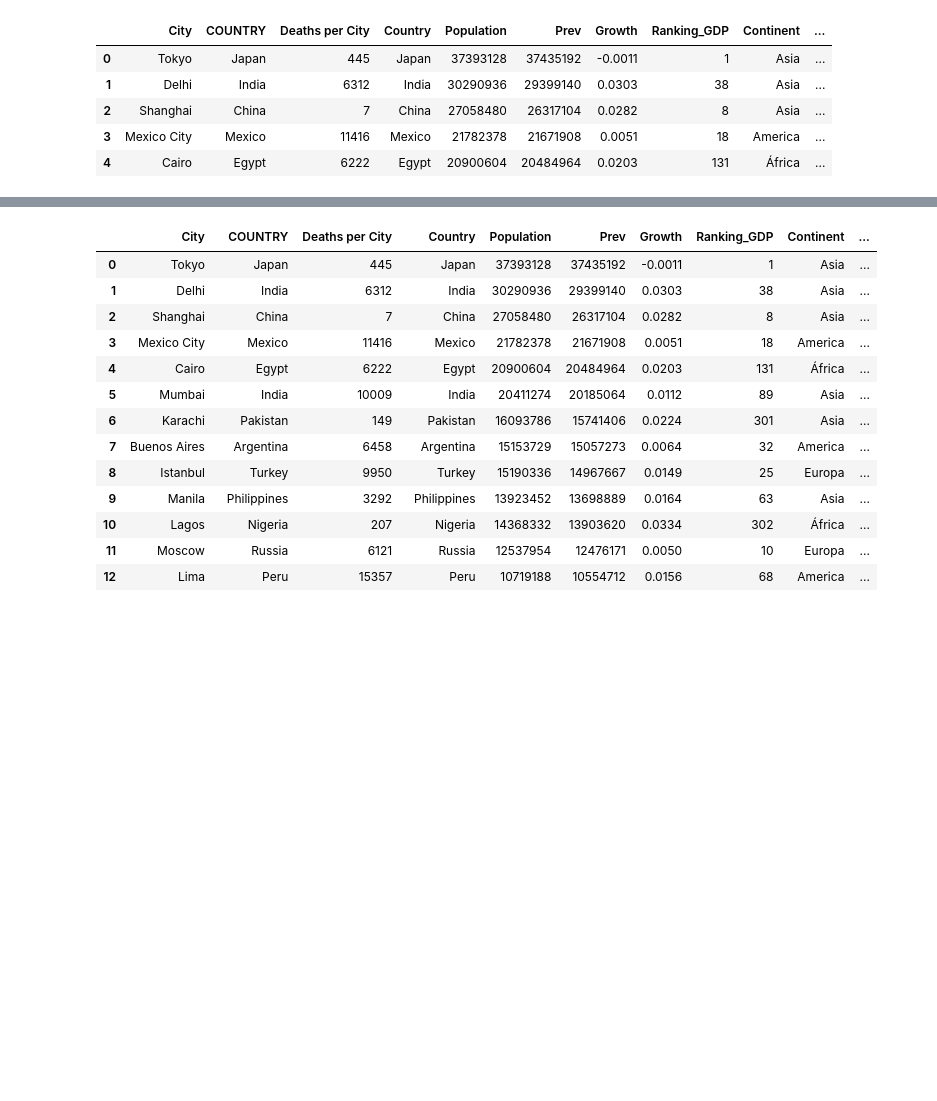
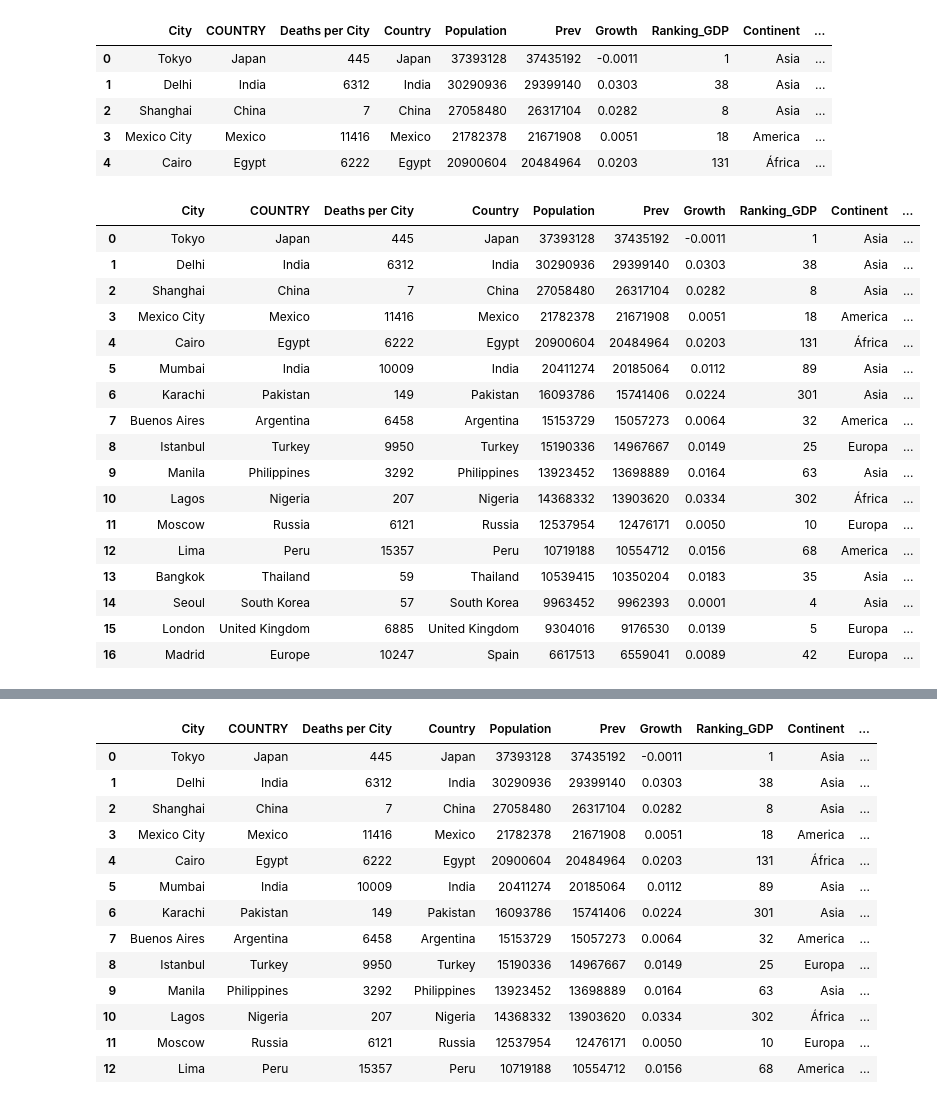
Before and after one commit to luislobo6/proyecto1-teamsigma, a Jupyter notebook: Daniel-notebook.ipynb, the cells around one changed output, grey strips where cells are left out. Saved outputs shown, nothing was run; the diff lists cells and outputs as text; code cells hidden in the pictures; blank space fills up the shorter version.

```diff
--- a/Daniel-notebook.ipynb
+++ b/Daniel-notebook.ipynb
@@ -120,6 +124,28 @@ merge_data_cmpl.head()
 | 2 | Shanghai | China | 7 | China | 27058480 | 26317104 | 0.0282 | 8 | Asia | ... |
 | 3 | Mexico City | Mexico | 11416 | Mexico | 21782378 | 21671908 | 0.0051 | 18 | America | ... |
 | 4 | Cairo | Egypt | 6222 | Egypt | 20900604 | 20484964 | 0.0203 | 131 | África | ... |
+# %%
+merge_data_cmpl["DpM_PC"] = (merge_data_cmpl["Deaths per City"]/merge_data_cmpl["Population "])*1000000
+merge_data_cmpl
+# %% [output]
+|  | City | COUNTRY | Deaths per City | Country | Population | Prev | Growth | Ranking_GDP | Continent | ... |
+| 0 | Tokyo | Japan | 445 | Japan | 37393128 | 37435192 | -0.0011 | 1 | Asia | ... |
+| 1 | Delhi | India | 6312 | India | 30290936 | 29399140 | 0.0303 | 38 | Asia | ... |
+| 2 | Shanghai | China | 7 | China | 27058480 | 26317104 | 0.0282 | 8 | Asia | ... |
+| 3 | Mexico City | Mexico | 11416 | Mexico | 21782378 | 21671908 | 0.0051 | 18 | America | ... |
+| 4 | Cairo | Egypt | 6222 | Egypt | 20900604 | 20484964 | 0.0203 | 131 | África | ... |
+| 5 | Mumbai | India | 10009 | India | 20411274 | 20185064 | 0.0112 | 89 | Asia | ... |
+| 6 | Karachi | Pakistan | 149 | Pakistan | 16093786 | 15741406 | 0.0224 | 301 | Asia | ... |
+| 7 | Buenos Aires | Argentina | 6458 | Argentina | 15153729 | 15057273 | 0.0064 | 32 | America | ... |
+| 8 | Istanbul | Turkey | 9950 | Turkey | 15190336 | 14967667 | 0.0149 | 25 | Europa | ... |
+| 9 | Manila | Philippines | 3292 | Philippines | 13923452 | 13698889 | 0.0164 | 63 | Asia | ... |
+| 10 | Lagos | Nigeria | 207 | Nigeria | 14368332 | 13903620 | 0.0334 | 302 | África | ... |
+| 11 | Moscow | Russia | 6121 | Russia | 12537954 | 12476171 | 0.0050 | 10 | Europa | ... |
+| 12 | Lima | Peru | 15357 | Peru | 10719188 | 10554712 | 0.0156 | 68 | America | ... |
+| 13 | Bangkok | Thailand | 59 | Thailand | 10539415 | 10350204 | 0.0183 | 35 | Asia | ... |
+| 14 | Seoul | South Korea | 57 | South Korea | 9963452 | 9962393 | 0.0001 | 4 | Asia | ... |
+| 15 | London | United Kingdom | 6885 | United Kingdom | 9304016 | 9176530 | 0.0139 | 5 | Europa | ... |
+| 16 | Madrid | Europe | 10247 | Spain | 6617513 | 6559041 | 0.0089 | 42 | Europa | ... |
 # %%
 merge_data_cmpl.dtypes
 # %% [output]
```
Also changed, not shown: parts of 14 cells of this notebook, 2 other files.
